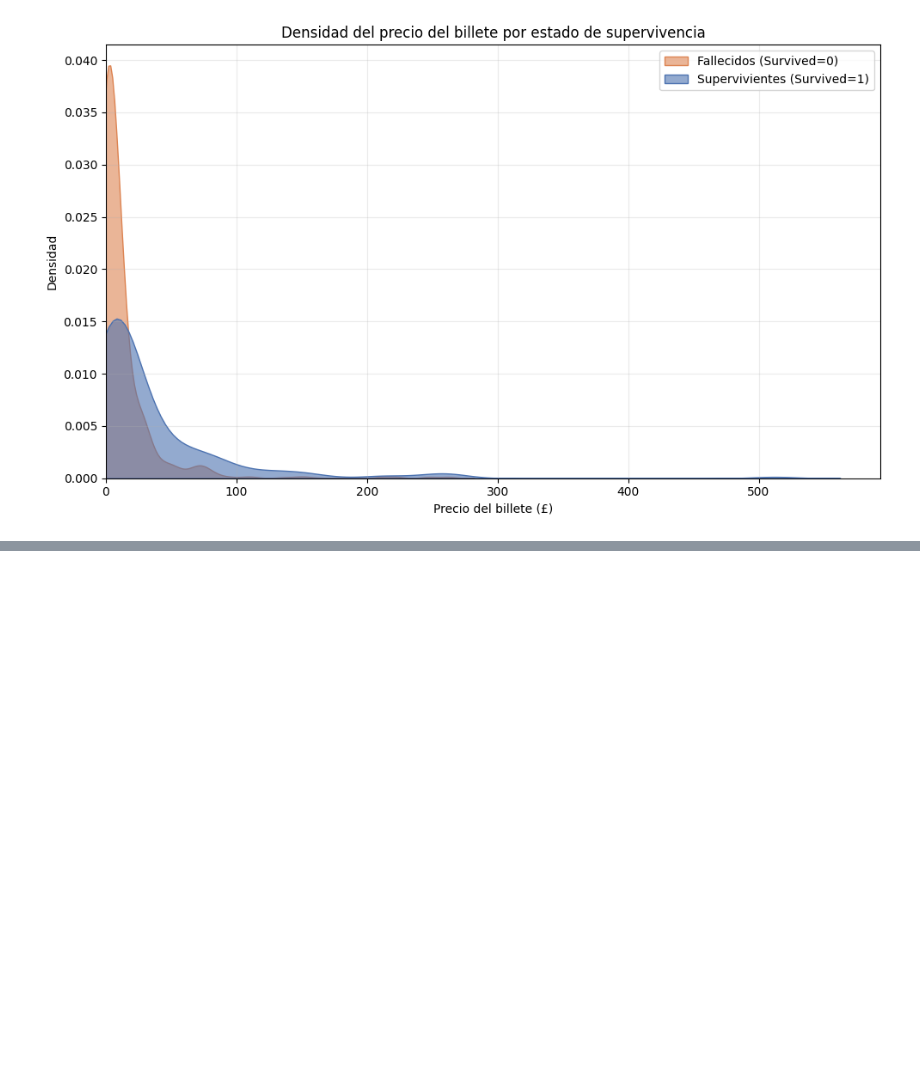
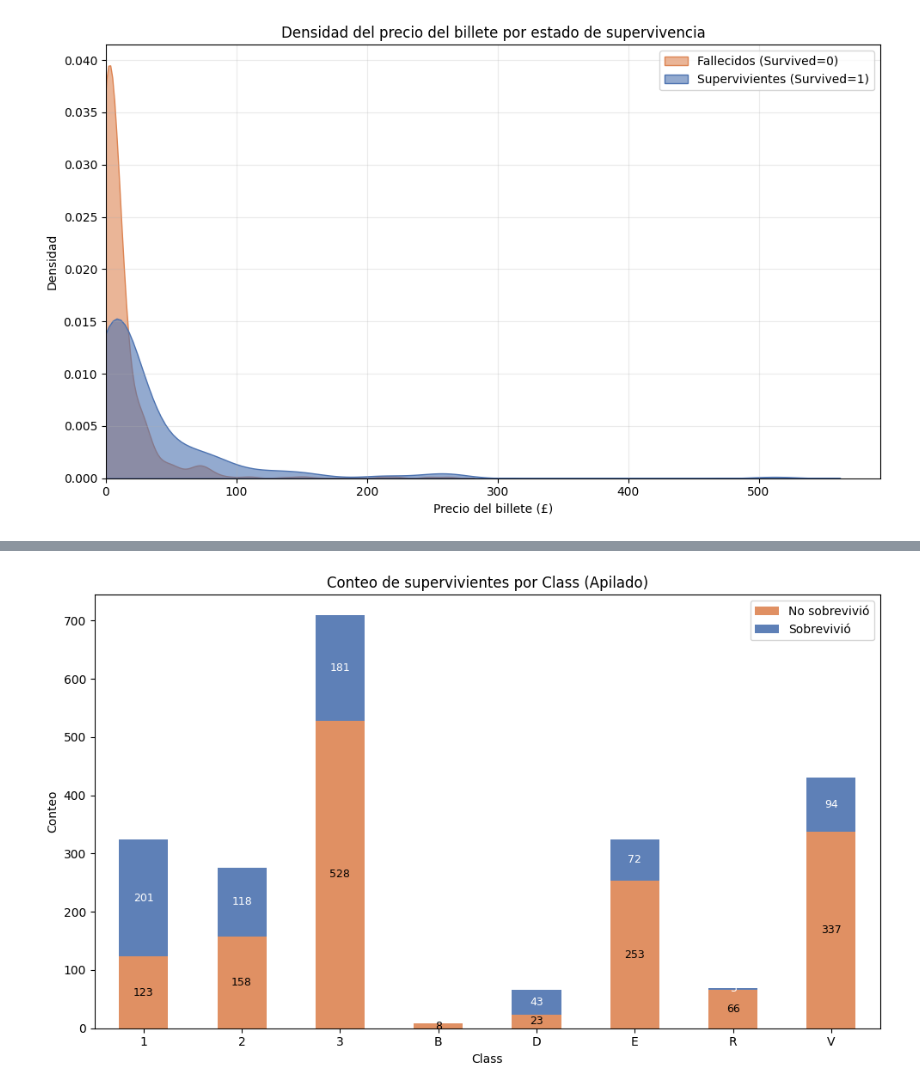
Before and after one commit to paranedagarcia/Cienciadedatos, a Jupyter notebook: 4.Analisis de datos/3.Titanic-EDA.ipynb, the cells around one changed output, grey strips where cells are left out. Cells and saved outputs as stored; diff of their text form; code cells hidden in the pictures; blank space fills up the shorter version.

```diff
--- a/4.Analisis de datos/3.Titanic-EDA.ipynb
+++ b/4.Analisis de datos/3.Titanic-EDA.ipynb
@@ -456,0 +443,32 @@ plt.show()
+# %%
+# Conteo de supervivientes por clase (barras apiladas)
+# Usa `ct_plot` si existe, si no usa `ct`
+ctp = ct_plot.copy() if 'ct_plot' in globals() else ct.copy()
+
+# Asegurar columnas esperadas y orden
+expected_cols = ['No sobrevivió', 'Sobrevivió']
+for col in expected_cols:
+    if col not in ctp.columns:
+        ctp[col] = 0
+ctp = ctp[expected_cols]
+
+ax = ctp.plot(kind='bar', stacked=True, color=['#DD8452', '#4C72B0'], figsize=(10,6), alpha=0.9)
+ax.set_title('Conteo de supervivientes por Class (Apilado)')
+ax.set_xlabel('Class')
+ax.set_ylabel('Conteo')
+ax.set_xticklabels(ctp.index, rotation=0)
+
+# Anotar valores dentro de cada segmento
+for i, idx in enumerate(ctp.index):
+    bottom = 0
+    for col in ctp.columns:
+        val = ctp.loc[idx, col]
+        if val > 0:
+            text_color = 'white' if col == 'Sobrevivió' else 'black'
+            ax.annotate(int(val), (i, bottom + val/2), ha='center', va='center', fontsize=9, color=text_color)
+        bottom += val
+
+plt.tight_layout()
+plt.show()
+# %% [output]
+[figure, added]
```
Also changed, not shown: parts of 2 cells of this notebook, 1 other file.
